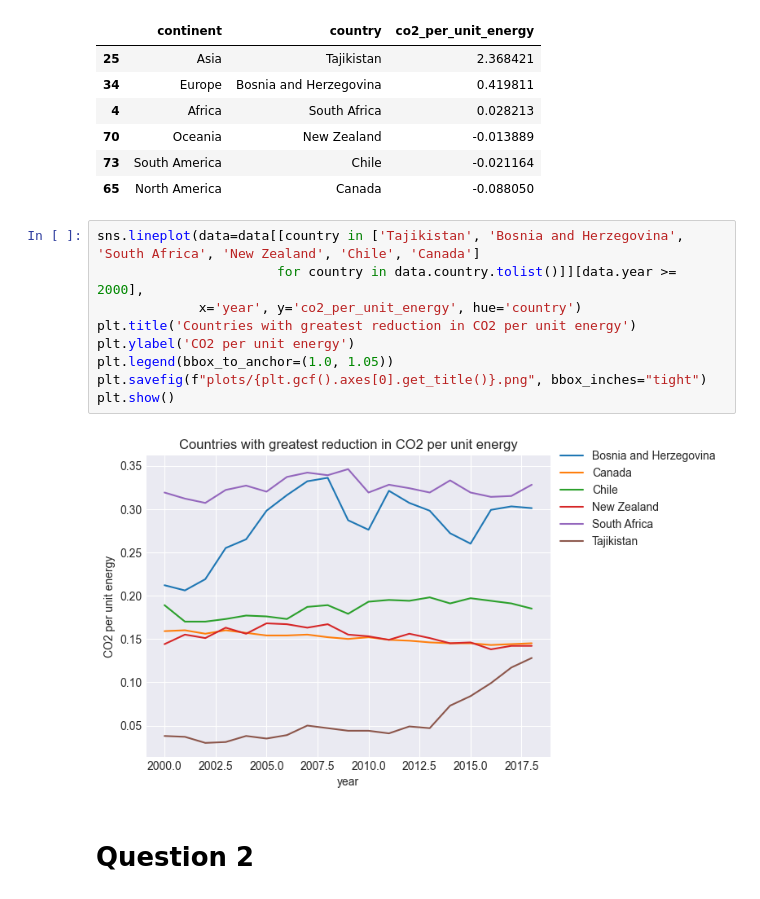
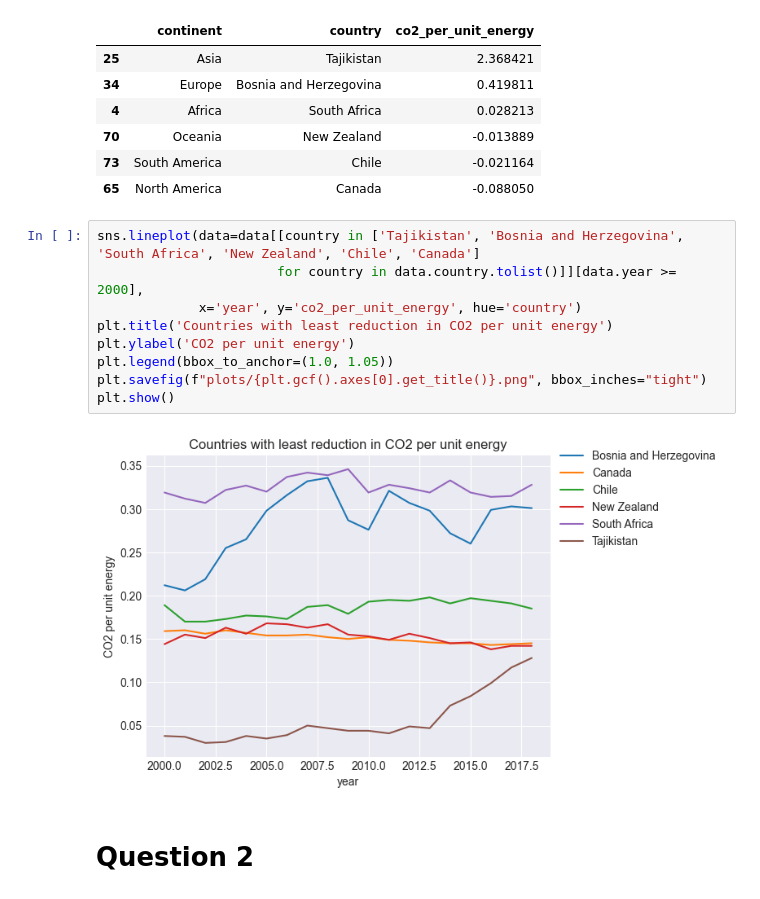
Before and after one commit to haruiz/STAT650-midterm, a Jupyter notebook: midterm_analysis.ipynb, the cells around one changed output. Drawn from its saved outputs; the diff is of its cells as text.

Commit message:
Update midterm analysis with new plots and GDP question.

```diff
--- a/midterm_analysis.ipynb
+++ b/midterm_analysis.ipynb
@@ -347,14 +347,14 @@ pct_change_co2_per_unit_energy.sort_values('co2_per_unit_energy', ascending=Fals
 # %%
 sns.lineplot(data=data[[country in ['Tajikistan', 'Bosnia and Herzegovina', 'South Africa', 'New Zealand', 'Chile', 'Canada']
                        for country in data.country.tolist()]][data.year >= 2000],
              x='year', y='co2_per_unit_energy', hue='country')
-plt.title('Countries with greatest reduction in CO2 per unit energy')
+plt.title('Countries with least reduction in CO2 per unit energy')
 plt.ylabel('CO2 per unit energy')
 plt.legend(bbox_to_anchor=(1.0, 1.05))
 plt.savefig(f"plots/{plt.gcf().axes[0].get_title()}.png", bbox_inches="tight")
 plt.show()
 # %% [output]
-[figure, old version]
+[figure, new version]
 # %% [markdown]
 # Question 2
 # %% [markdown]
```
Also changed, not shown: parts of 9 cells of this notebook, 6 other files.
